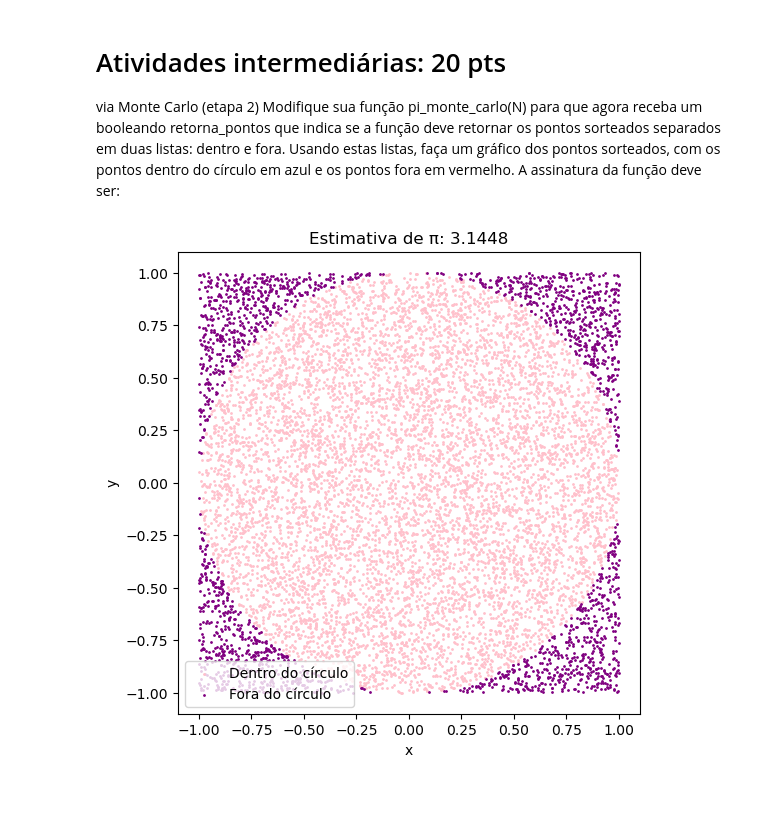
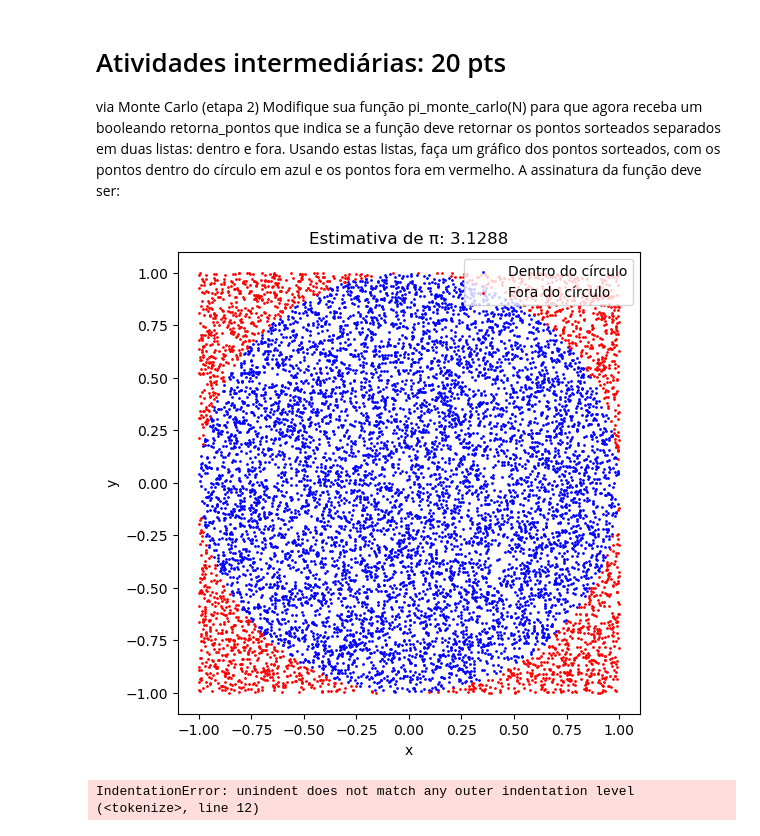
Before and after one commit to marianasenuke/testevscode2, a Jupyter notebook: teste.ipynb, the cells around one changed output. Drawn from its saved outputs; the diff is of its cells as text; code cells hidden in the pictures; blank space fills up the shorter version.

```diff
--- a/teste.ipynb
+++ b/teste.ipynb
@@ -39,6 +40,7 @@ N = 100000, Estimativa de π: 3.14264
 
  via Monte Carlo (etapa 2) Modifique sua função pi_monte_carlo(N) para que agora receba um booleando retorna_pontos que indica se a função deve retornar os pontos sorteados separados em duas listas: dentro e fora. Usando estas listas, faça um gráfico dos pontos sorteados, com os pontos dentro do círculo em azul e os pontos fora em vermelho. A assinatura da função deve ser:
 # %%
+#etapa 2:
 import random
 import matplotlib.pyplot as plt
 
@@ -54,33 +56,101 @@ def pi_monte_carlo(N, retorna_pontos=False):
         x = random.uniform(-1, 1)
         y = random.uniform(-1, 1)
         distancia = x**2 + y**2
 
         if distancia <= 1:
             pontos_dentro_circulo += 1
             dentro.append((x, y))
         else:
             fora.append((x, y))
 
     estimativa_pi = 4 * pontos_dentro_circulo / N
 
     if retorna_pontos:
         return estimativa_pi, dentro, fora
     else:
         return estimativa_pi
 
 # Exemplo de uso:
 N = 10000
 estimativa_pi, dentro, fora = pi_monte_carlo(N, retorna_pontos=True)
 
 # Plotando os pontos
 plt.figure(figsize=(6, 6))
-plt.scatter(*zip(*dentro), color='pink', s=1, label='Dentro do círculo')
-plt.scatter(*zip(*fora), color='purple', s=1, label='Fora do círculo')
+plt.scatter(*zip(*dentro), color='blue', s=1, label='Dentro do círculo')
+plt.scatter(*zip(*fora), color='red', s=1, label='Fora do círculo')
 plt.title(f'Estimativa de π: {estimativa_pi:.4f}')
 plt.xlabel('x')
 plt.ylabel('y')
 plt.legend()
 plt.gca().set_aspect('equal', adjustable='box')
 plt.show()
 # %% [output]
-[figure, old version]
+[figure, new version]
+# %%
+#Etapa 3:
+
+
+# via Monte Carlo (etapa 3):
+import random
+import numpy as np
+import matplotlib.pyplot as plt
+
+def estimar_pi(N)
+
+     """Estima π usando o método Monte Carlo com N pontos."""
+    pontos = np.random.rand(N, 2)  # Gera N pontos aleatórios no quadrado [0,1]×[0,1]
+    dentro = np.sum(pontos[:,0]**2 + pontos[:,1]**2 <= 1)  # Pontos dentro do 1/4 de círculo
+    return 4 * dentro / N  # Estimativa de π
+
+# Valores de N para testar:
+Ns = np.logspace (1,6,6).astype (int)
+
+
+
+
+
+x = np.array([])
+y = np.array([])
+
+#linearizando através do fit
+coefficients = np.polyfit()
+print("Linear Fit Coefficients:", coefficients)
+
+# Create polynomial function
+p = np.poly1d(coefficients)
+
+
+# Gráficos
+plt.figure(figsize=(15, 5))
+
+# 1. Escala linear
+plt.subplot(131)
+plt.plot(Ns, erros_relativos, 'o-')
+plt.plot(Ns, power_law(Ns, a, b), 'r--', label=f'Ajuste: {a:.2f}*N^{b:.2f}')
+plt.title('Escala Linear')
+plt.xlabel('N')
+plt.ylabel('Erro Relativo (E_N)')
+plt.legend()
+
+# 2. Escala log-log
+plt.subplot(132)
+plt.loglog(Ns, erros_relativos, 'o-')
+plt.loglog(Ns, power_law(Ns, a, b), 'r--', label=f'Ajuste: {a:.2f}*N^{b:.2f}')
+plt.title('Escala Log-Log')
+plt.xlabel('N')
+plt.ylabel('Erro Relativo (E_N)')
+plt.legend()
+
+# 3. Escala semi-log (log no eixo x)
+plt.subplot(133)
+plt.semilogx(Ns, erros_relativos, 'o-')
+plt.semilogx(Ns, power_law(Ns, a, b), 'r--', label=f'Ajuste: {a:.2f}*N^{b:.2f}')
+plt.title('Escala Semi-Log (log em x)')
+plt.xlabel('N')
+plt.ylabel('Erro Relativo (E_N)')
+plt.legend()
+
+plt.tight_layout()
+plt.show()
+# %% [output]
+IndentationError: unindent does not match any outer indentation level (<tokenize>, line 12)
```
Also changed, not shown: parts of 7 cells of this notebook.
